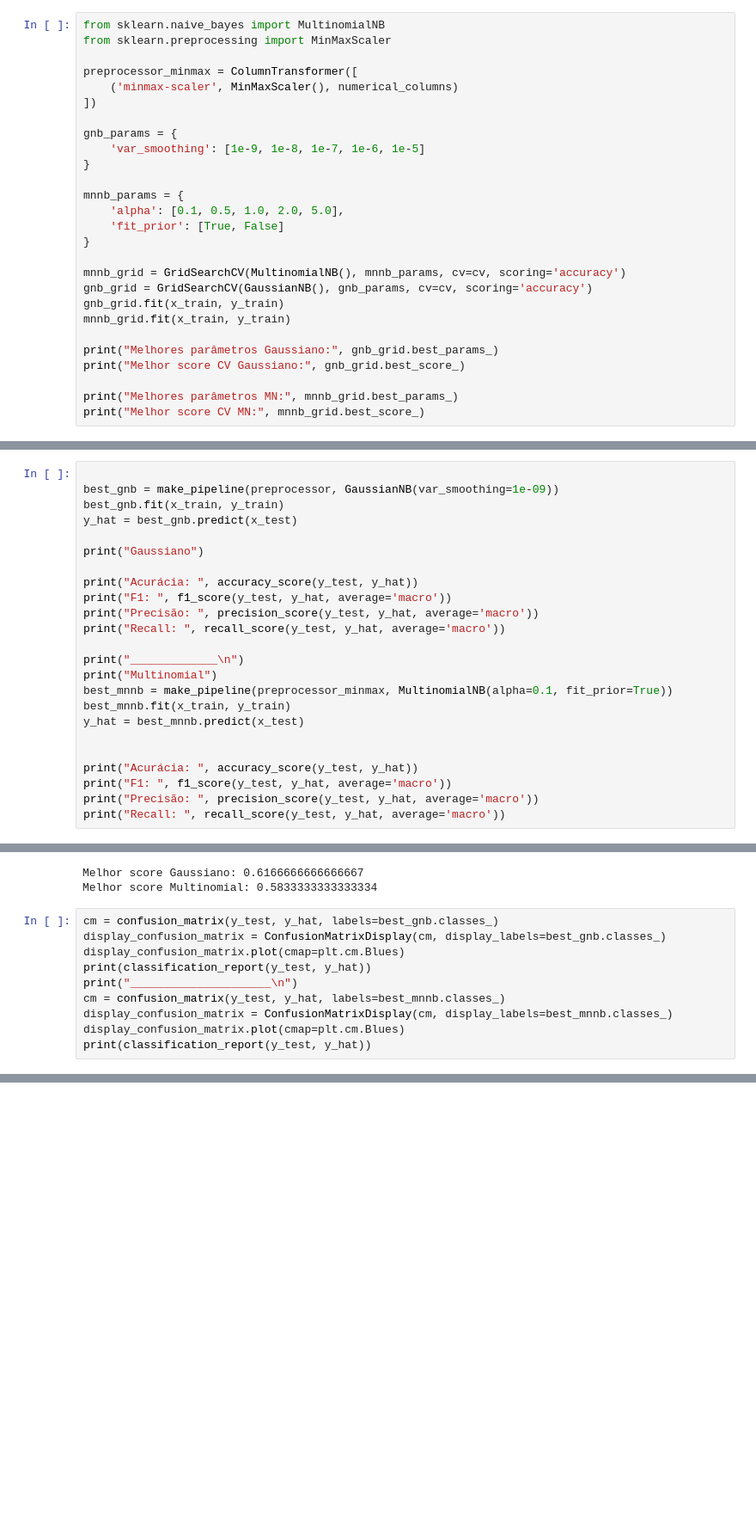
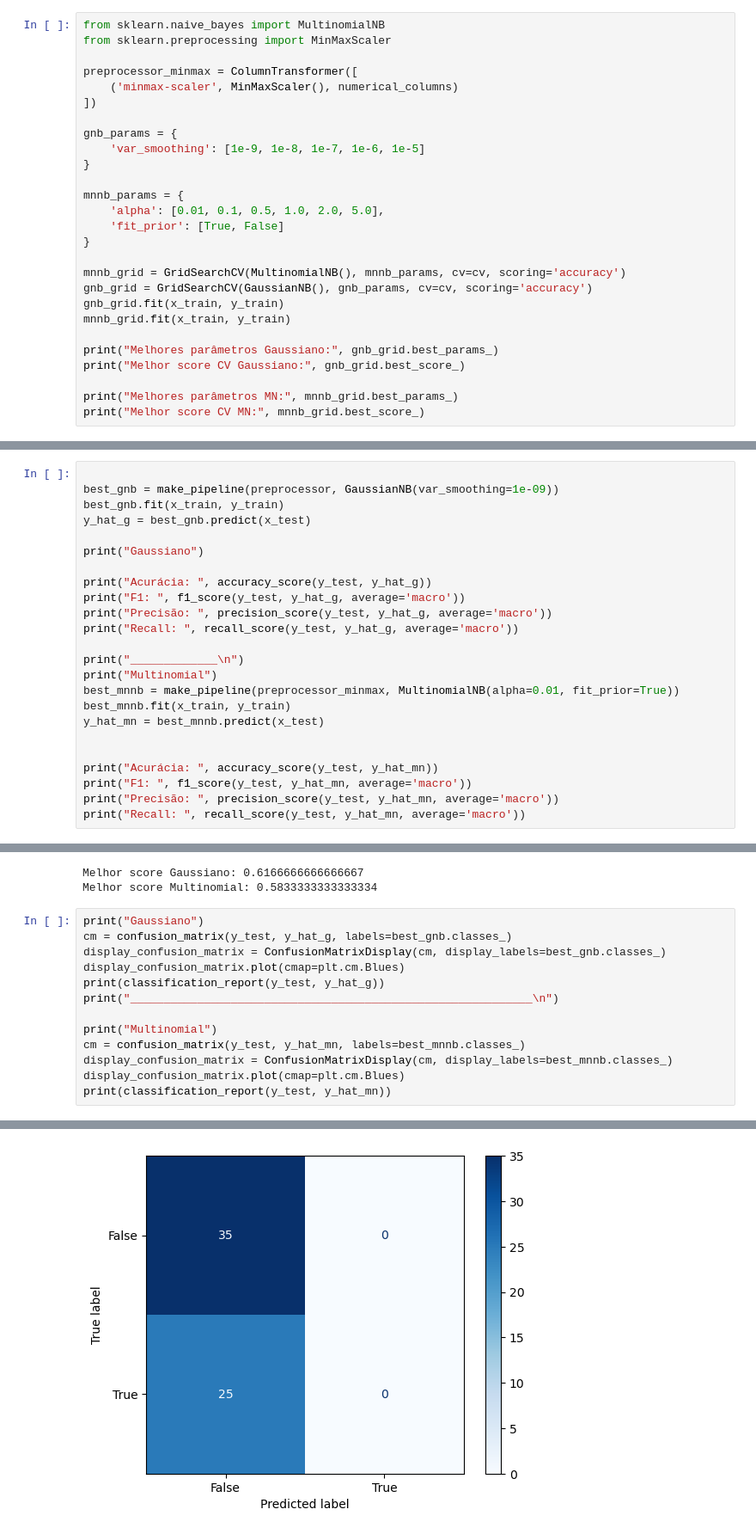
Before and after one commit to gustavord/t1-ml, a Jupyter notebook: Treinando_um_primeiro_Modelo.ipynb, the cells around one changed output, grey strips where cells are left out. Shown: that part at 86% size. Cells and saved outputs as stored; diff of their text form; blank space fills up the shorter version.

```diff
--- a/Treinando_um_primeiro_Modelo.ipynb
+++ b/Treinando_um_primeiro_Modelo.ipynb
@@ -327,7 +327,7 @@ gnb_params = {
 }
 
 mnnb_params = {
-    'alpha': [0.1, 0.5, 1.0, 2.0, 5.0],
+    'alpha': [0.01, 0.1, 0.5, 1.0, 2.0, 5.0],
     'fit_prior': [True, False]
 }
 
@@ -350,26 +350,26 @@ Melhor score CV MN: 0.5023936170212766
 
 best_gnb = make_pipeline(preprocessor, GaussianNB(var_smoothing=1e-09))
 best_gnb.fit(x_train, y_train)
-y_hat = best_gnb.predict(x_test)
+y_hat_g = best_gnb.predict(x_test)
 
 print("Gaussiano")
 
-print("Acurácia: ", accuracy_score(y_test, y_hat))
-print("F1: ", f1_score(y_test, y_hat, average='macro'))
-print("Precisão: ", precision_score(y_test, y_hat, average='macro'))
-print("Recall: ", recall_score(y_test, y_hat, average='macro'))
+print("Acurácia: ", accuracy_score(y_test, y_hat_g))
+print("F1: ", f1_score(y_test, y_hat_g, average='macro'))
+print("Precisão: ", precision_score(y_test, y_hat_g, average='macro'))
+print("Recall: ", recall_score(y_test, y_hat_g, average='macro'))
 
 print("_____________\n")
 print("Multinomial")
-best_mnnb = make_pipeline(preprocessor_minmax, MultinomialNB(alpha=0.1, fit_prior=True))
+best_mnnb = make_pipeline(preprocessor_minmax, MultinomialNB(alpha=0.01, fit_prior=True))
 best_mnnb.fit(x_train, y_train)
-y_hat = best_mnnb.predict(x_test)
+y_hat_mn = best_mnnb.predict(x_test)
 
 
-print("Acurácia: ", accuracy_score(y_test, y_hat))
-print("F1: ", f1_score(y_test, y_hat, average='macro'))
-print("Precisão: ", precision_score(y_test, y_hat, average='macro'))
-print("Recall: ", recall_score(y_test, y_hat, average='macro'))
+print("Acurácia: ", accuracy_score(y_test, y_hat_mn))
+print("F1: ", f1_score(y_test, y_hat_mn, average='macro'))
+print("Precisão: ", precision_score(y_test, y_hat_mn, average='macro'))
+print("Recall: ", recall_score(y_test, y_hat_mn, average='macro'))
 # %% [output]
 Gaussiano
 Acurácia:  0.6166666666666667
@@ -390,13 +390,16 @@ print(f"Melhor score Multinomial: {best_mnnb.score(x_test, y_test)}")
 Melhor score Gaussiano: 0.6166666666666667
 Melhor score Multinomial: 0.5833333333333334
 # %%
-cm = confusion_matrix(y_test, y_hat, labels=best_gnb.classes_)
+print("Gaussiano")
+cm = confusion_matrix(y_test, y_hat_g, labels=best_gnb.classes_)
 display_confusion_matrix = ConfusionMatrixDisplay(cm, display_labels=best_gnb.classes_)
 display_confusion_matrix.plot(cmap=plt.cm.Blues)
-print(classification_report(y_test, y_hat))
-print("_____________________\n")
-cm = confusion_matrix(y_test, y_hat, labels=best_mnnb.classes_)
+print(classification_report(y_test, y_hat_g))
+print("____________________________________________________________\n")
+
+print("Multinomial")
+cm = confusion_matrix(y_test, y_hat_mn, labels=best_mnnb.classes_)
 display_confusion_matrix = ConfusionMatrixDisplay(cm, display_labels=best_mnnb.classes_)
 display_confusion_matrix.plot(cmap=plt.cm.Blues)
-print(classification_report(y_test, y_hat))
+print(classification_report(y_test, y_hat_mn))
 # %% [output]
@@ -411 +423,2 @@ weighted avg       0.62      0.62      0.56        60
 [figure]
+[figure, added]
```
Also changed, not shown: parts of 5 cells of this notebook.
